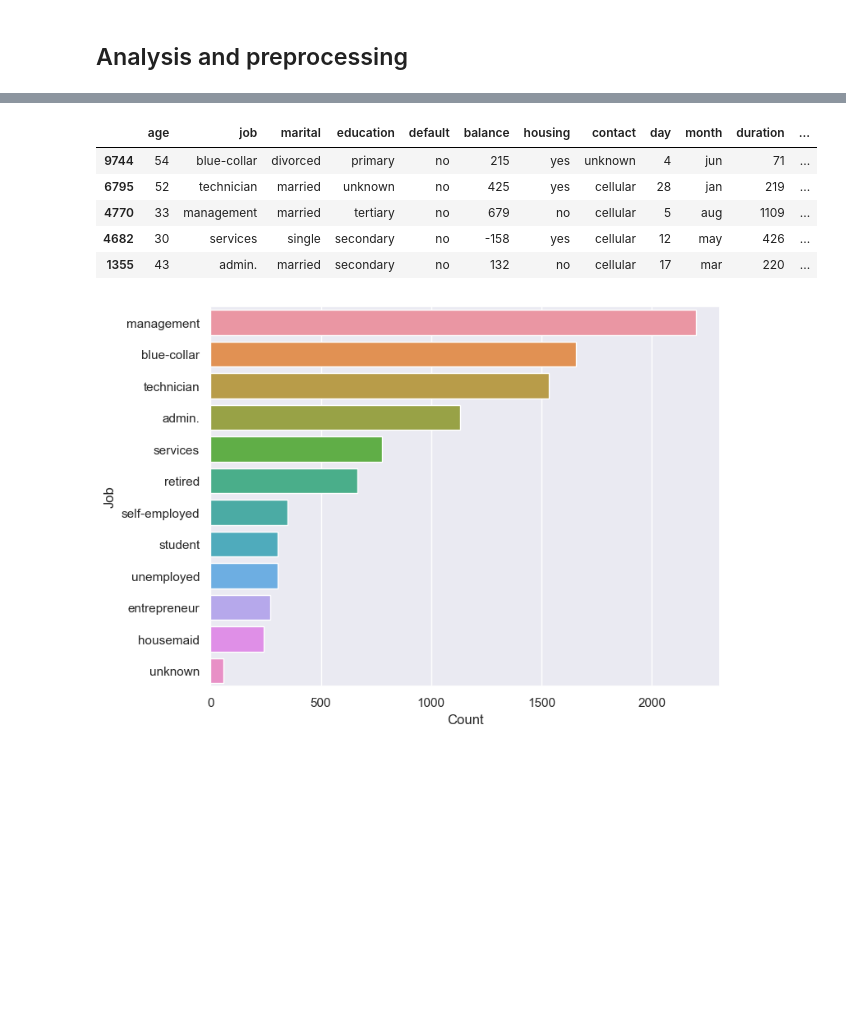
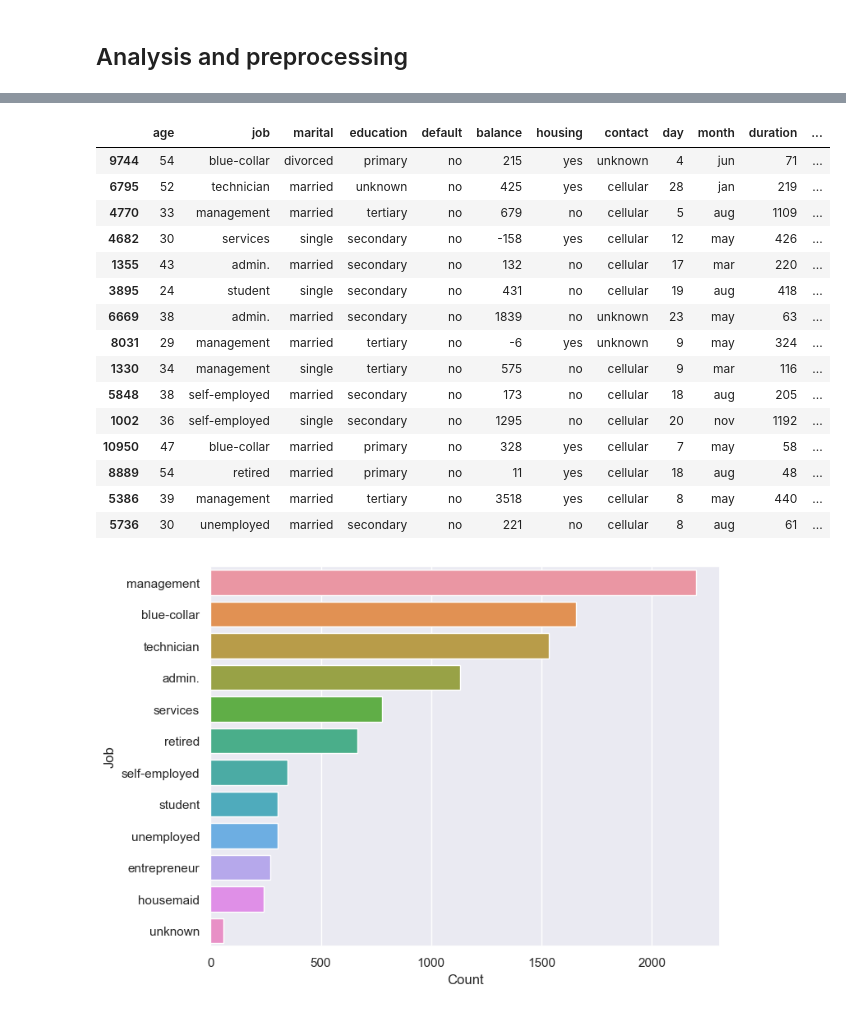
Before and after one commit to Wojw99/bank-expert-system, a Jupyter notebook: loan_classifier.ipynb, the cells around one changed output, grey strips where cells are left out. Saved outputs shown, nothing was run; the diff lists cells and outputs as text; code cells hidden in the pictures; blank space fills up the shorter version.

```diff
--- a/loan_classifier.ipynb
+++ b/loan_classifier.ipynb
@@ -49,14 +51,24 @@ y = raw_data['loan'].copy()
 x_data, x_test, y_data, y_test = train_test_split(x, y, test_size=0.15, random_state=42)
 data = x_data.assign(loan=y_data)
 # %%
-data.head()
+data.head(15)
 # %% [output]
 |  | age | job | marital | education | default | balance | housing | contact | day | month | duration | ... |
 | 9744 | 54 | blue-collar | divorced | primary | no | 215 | yes | unknown | 4 | jun | 71 | ... |
 | 6795 | 52 | technician | married | unknown | no | 425 | yes | cellular | 28 | jan | 219 | ... |
 | 4770 | 33 | management | married | tertiary | no | 679 | no | cellular | 5 | aug | 1109 | ... |
 | 4682 | 30 | services | single | secondary | no | -158 | yes | cellular | 12 | may | 426 | ... |
 | 1355 | 43 | admin. | married | secondary | no | 132 | no | cellular | 17 | mar | 220 | ... |
+| 3895 | 24 | student | single | secondary | no | 431 | no | cellular | 19 | aug | 418 | ... |
+| 6669 | 38 | admin. | married | secondary | no | 1839 | no | unknown | 23 | may | 63 | ... |
+| 8031 | 29 | management | married | tertiary | no | -6 | yes | unknown | 9 | may | 324 | ... |
+| 1330 | 34 | management | single | tertiary | no | 575 | no | cellular | 9 | mar | 116 | ... |
+| 5848 | 38 | self-employed | married | secondary | no | 173 | no | cellular | 18 | aug | 205 | ... |
+| 1002 | 36 | self-employed | single | secondary | no | 1295 | no | cellular | 20 | nov | 1192 | ... |
+| 10950 | 47 | blue-collar | married | primary | no | 328 | yes | cellular | 7 | may | 58 | ... |
+| 8889 | 54 | retired | married | primary | no | 11 | yes | cellular | 18 | aug | 48 | ... |
+| 5386 | 39 | management | married | tertiary | no | 3518 | yes | cellular | 8 | may | 440 | ... |
+| 5736 | 30 | unemployed | married | secondary | no | 221 | no | cellular | 8 | aug | 61 | ... |
 # %%
 def createCategoryPlot(column, data, figsize=(8, 6)):
     vals = data[column].value_counts()
```
Also changed, not shown: parts of 23 cells of this notebook.
